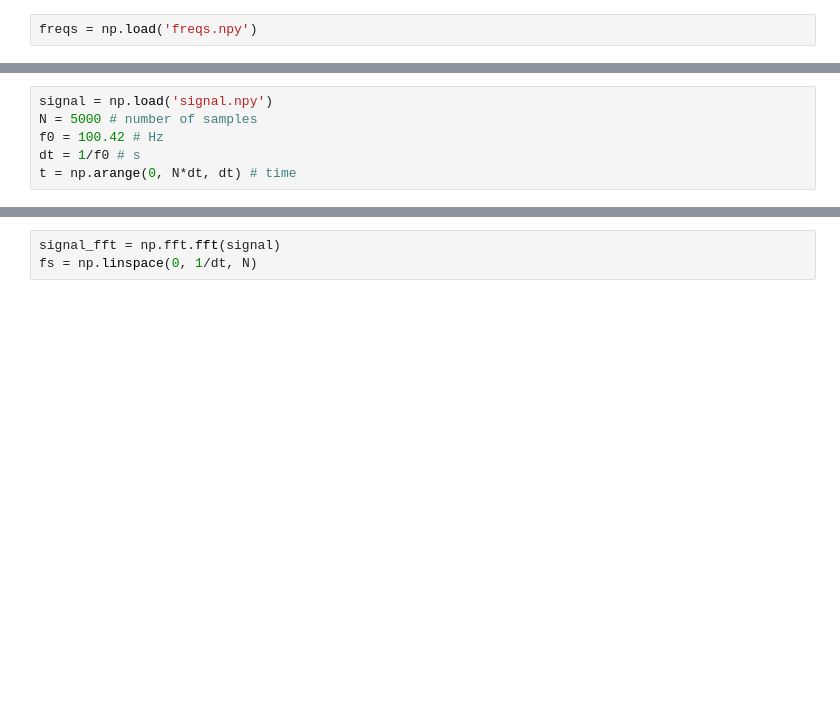
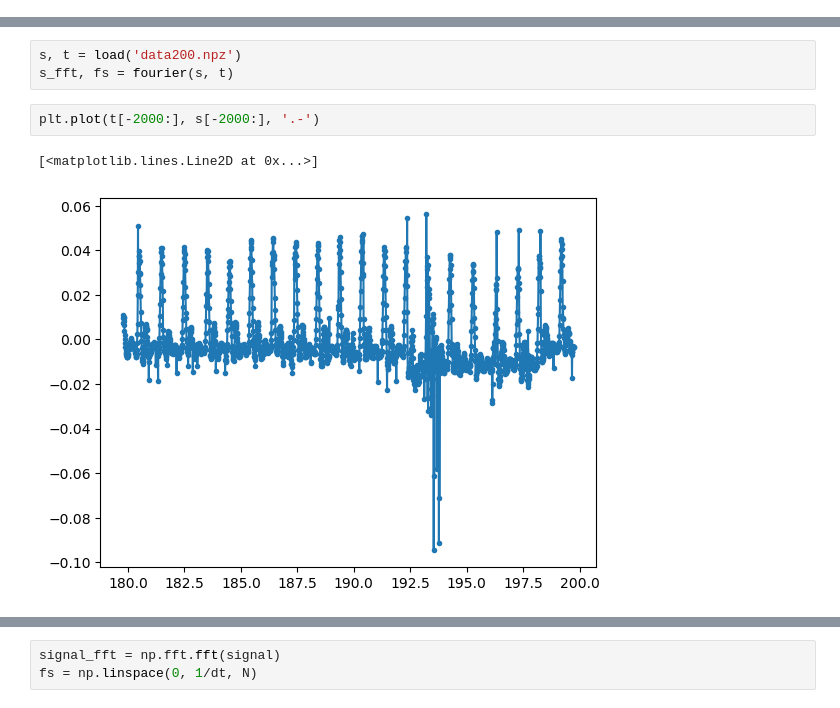
Before and after one commit to saykind/ee292s, a Jupyter notebook: project3/analysis.ipynb, the cells around one changed output, grey strips where cells are left out. Cells and saved outputs as stored; diff of their text form; blank space fills up the shorter version.

Commit message:
Updated data format
Data is now strored in .npz file.

```diff
--- a/project3/analysis.ipynb
+++ b/project3/analysis.ipynb
@@ -6,2 +0,0 @@ ModuleNotFoundError: No module named 'numpy'
-# %%
-freqs = np.load('freqs.npy')
@@ -12,6 +0,0 @@ np.mean(freqs)
-# %%
-signal = np.load('signal.npy')
-N = 5000 # number of samples
-f0 = 100.42 # Hz
-dt = 1/f0 # s
-t = np.arange(0, N*dt, dt) # time
@@ -22,0 +64,8 @@ plt.plot(t[500:1000], signal[500:1000], '.-')
+# %%
+s, t = load('data200.npz')
+s_fft, fs = fourier(s, t)
+# %%
+plt.plot(t[-2000:], s[-2000:], '.-')
+# %% [output]
+[<matplotlib.lines.Line2D at 0x...>]
+[figure, added]
```
Also changed, not shown: parts of 16 cells of this notebook, 12 other files.
